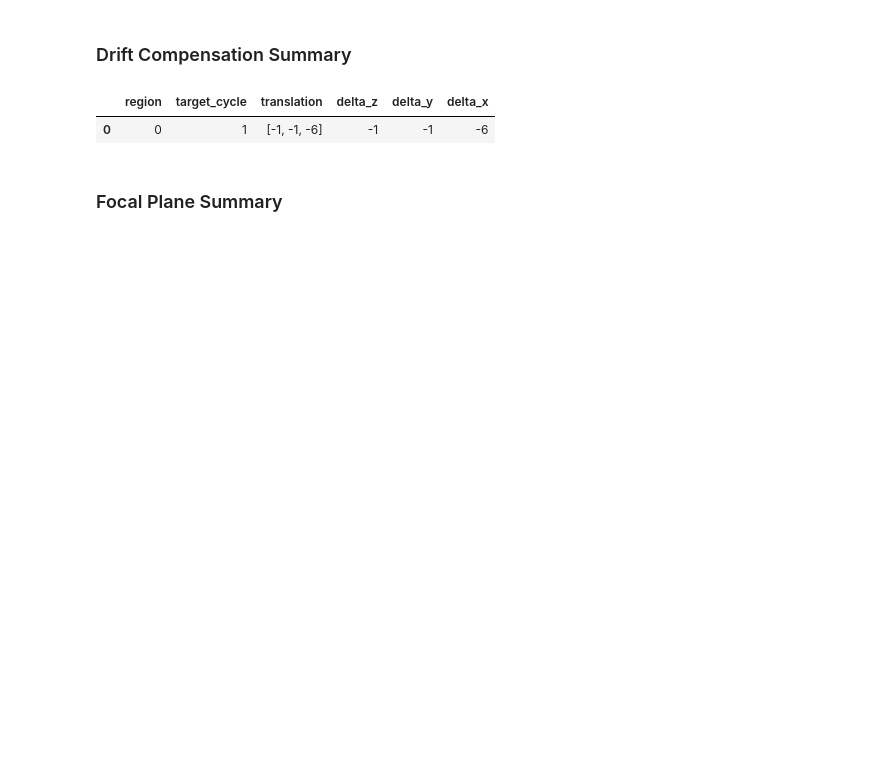
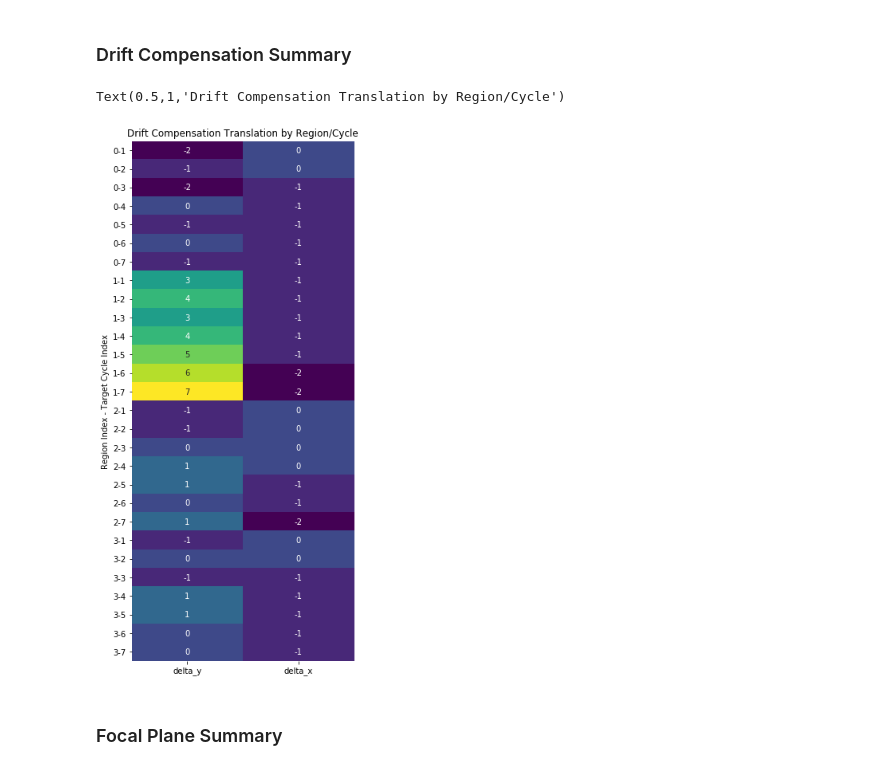
Before and after one commit to hammerlab/cytokit, a Jupyter notebook: python/notebooks/data_analysis/processor_data_analysis.ipynb, the cells around one changed output. Drawn from its saved outputs; the diff is of its cells as text; code cells hidden in the pictures; blank space fills up the shorter version.

```diff
--- a/python/notebooks/data_analysis/processor_data_analysis.ipynb
+++ b/python/notebooks/data_analysis/processor_data_analysis.ipynb
@@ -66,13 +82,22 @@ tile_summary
 ### Drift Compensation Summary
 # %%
 df = data[drift_comp_op].copy()
+dims = ['z', 'y', 'x'][-len(df['translation'].iloc[0]):]
 df = df.groupby(['region', 'target_cycle'])['translation'].first().reset_index()
-for i, dim in enumerate(['z', 'y', 'x']):
+for i, dim in enumerate(dims):
     df['delta_' + dim] = df['translation'].apply(lambda v: v[i])
-df
+
+sns.heatmap(
+    df.set_index(['region', 'target_cycle']).drop('translation', axis=1),
+    annot=True, cmap='viridis',
+    yticklabels=1, cbar=False
+)
+plt.gcf().set_size_inches(5, 3 * df['region'].nunique())
+plt.gca().set_ylabel('Region Index - Target Cycle Index')
+plt.gca().set_title('Drift Compensation Translation by Region/Cycle')
 # %% [output]
-|  | region | target_cycle | translation | delta_z | delta_y | delta_x |
-| 0 | 0 | 1 | [-1, -1, -6] | -1 | -1 | -6 |
+Text(0.5,1,'Drift Compensation Translation by Region/Cycle')
+[figure, added]
 # %% [markdown]
 ### Focal Plane Summary
 # %%
```
Also changed, not shown: parts of 14 cells of this notebook, 9 other files.
